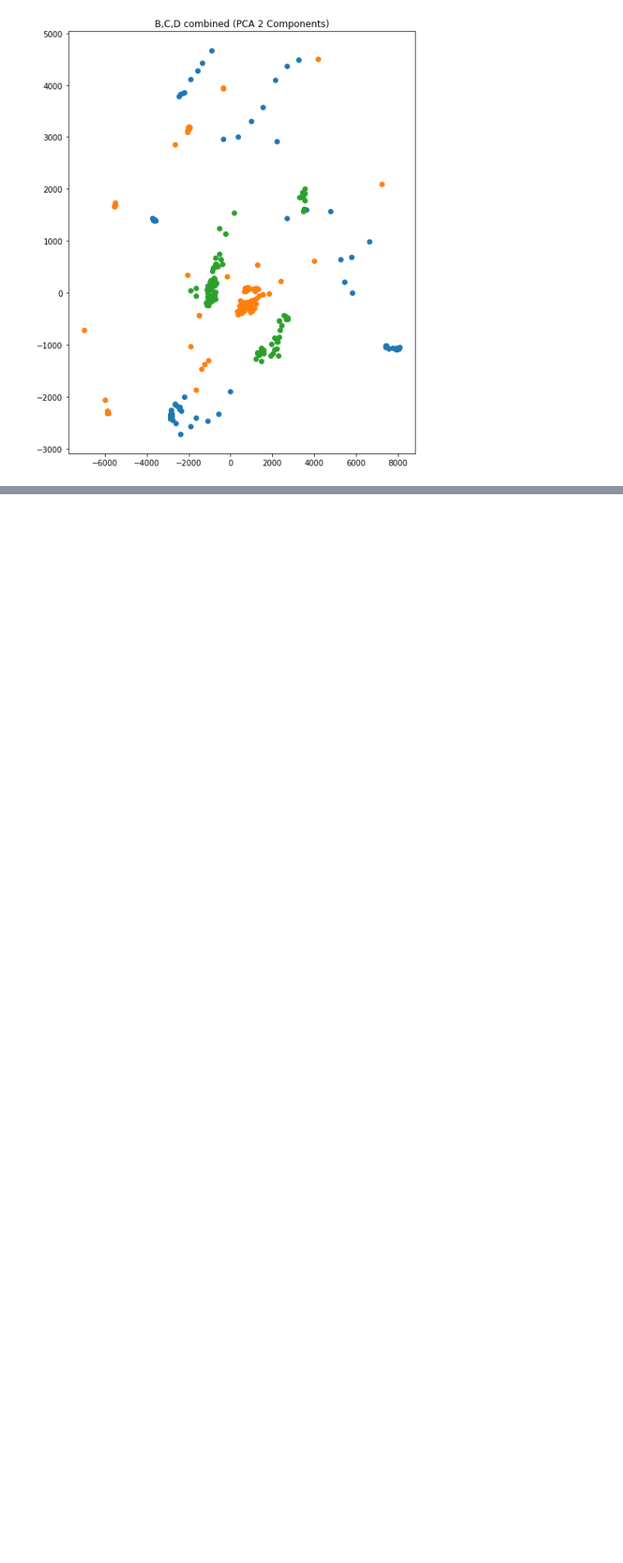
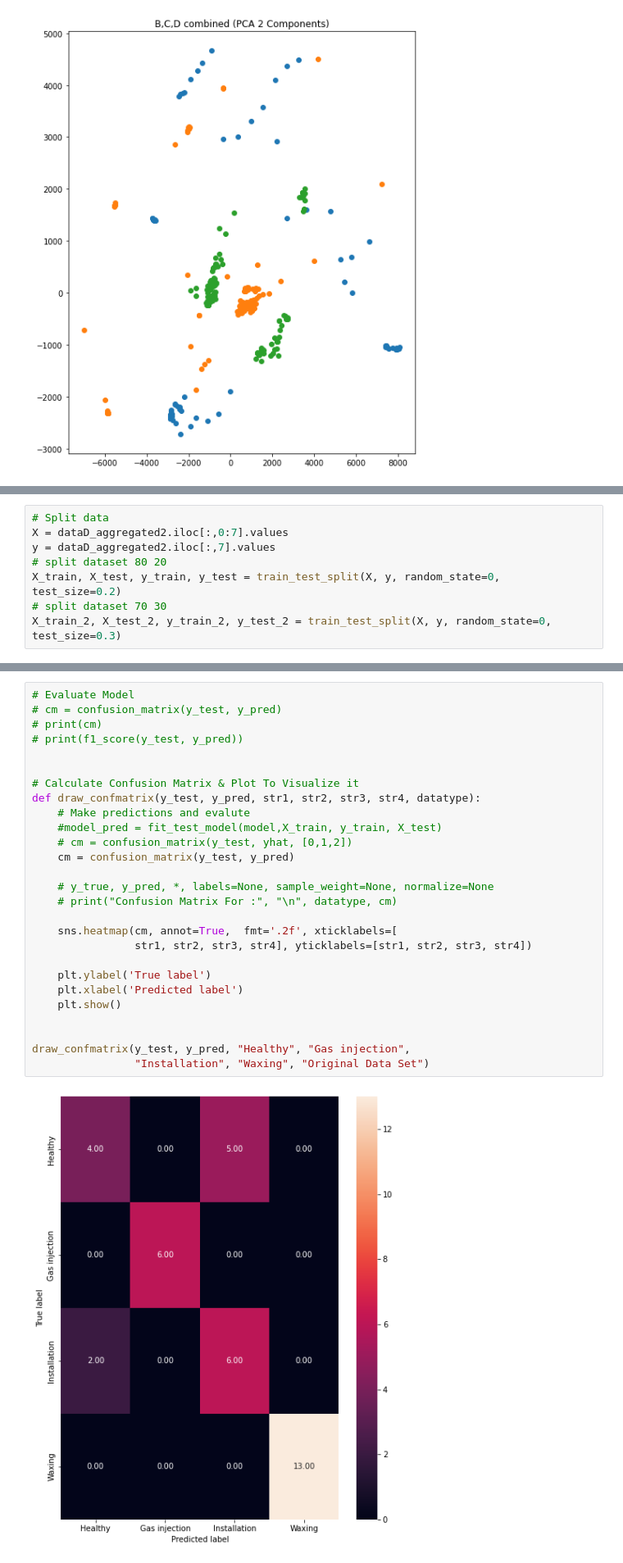
Before and after one commit to davidhgh/csc3005-AE, a Jupyter notebook: 3005_project.ipynb, the cells around one changed output, grey strips where cells are left out. Shown: that part at 82% size. Saved outputs shown, nothing was run; the diff lists cells and outputs as text; blank space fills up the shorter version.

Commit message:
tested on diff model

```diff
--- a/3005_project.ipynb
+++ b/3005_project.ipynb
@@ -573,0 +607,8 @@ plt.scatter(projected_3[0],projected_3[1])
+# %%
+# Split data
+X = dataD_aggregated2.iloc[:,0:7].values
+y = dataD_aggregated2.iloc[:,7].values
+# split dataset 80 20
+X_train, X_test, y_train, y_test = train_test_split(X, y, random_state=0, test_size=0.2)
+# split dataset 70 30
+X_train_2, X_test_2, y_train_2, y_test_2 = train_test_split(X, y, random_state=0, test_size=0.3)
@@ -573,0 +698,29 @@ plt.scatter(projected_3[0],projected_3[1])
+# %%
+# Evaluate Model
+# cm = confusion_matrix(y_test, y_pred)
+# print(cm)
+# print(f1_score(y_test, y_pred))
+
+
+# Calculate Confusion Matrix & Plot To Visualize it
+def draw_confmatrix(y_test, y_pred, str1, str2, str3, str4, datatype):
+    # Make predictions and evalute
+    #model_pred = fit_test_model(model,X_train, y_train, X_test)
+    # cm = confusion_matrix(y_test, yhat, [0,1,2])
+    cm = confusion_matrix(y_test, y_pred)
+
+    # y_true, y_pred, *, labels=None, sample_weight=None, normalize=None
+    # print("Confusion Matrix For :", "\n", datatype, cm)
+
+    sns.heatmap(cm, annot=True,  fmt='.2f', xticklabels=[
+                str1, str2, str3, str4], yticklabels=[str1, str2, str3, str4])
+
+    plt.ylabel('True label')
+    plt.xlabel('Predicted label')
+    plt.show()
+
+
+draw_confmatrix(y_test, y_pred, "Healthy", "Gas injection",
+                "Installation", "Waxing", "Original Data Set")
+# %% [output]
+[figure, added]
```
Also changed, not shown: parts of 6 cells of this notebook.
